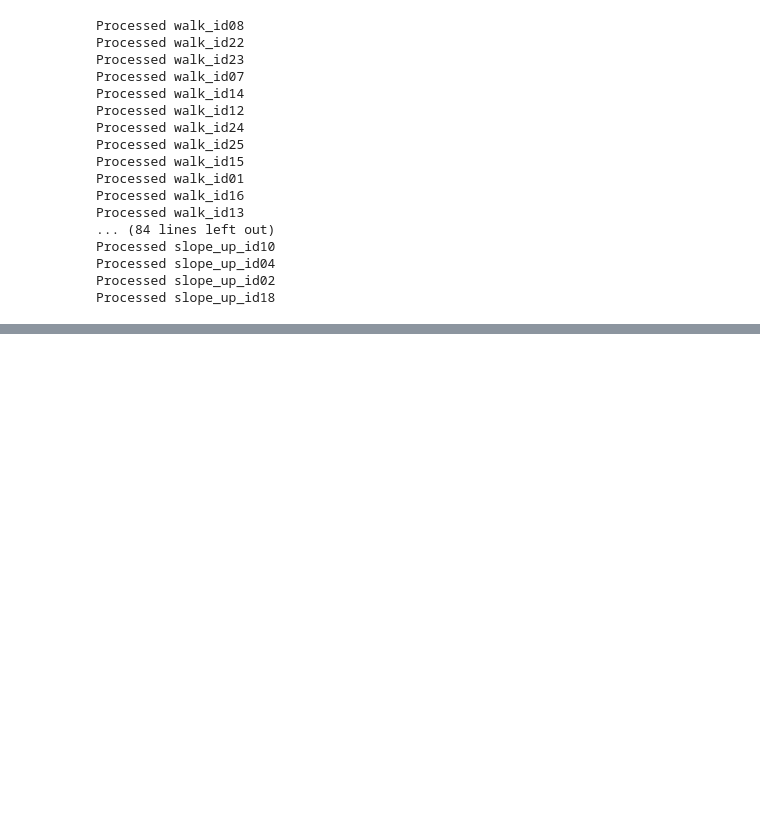
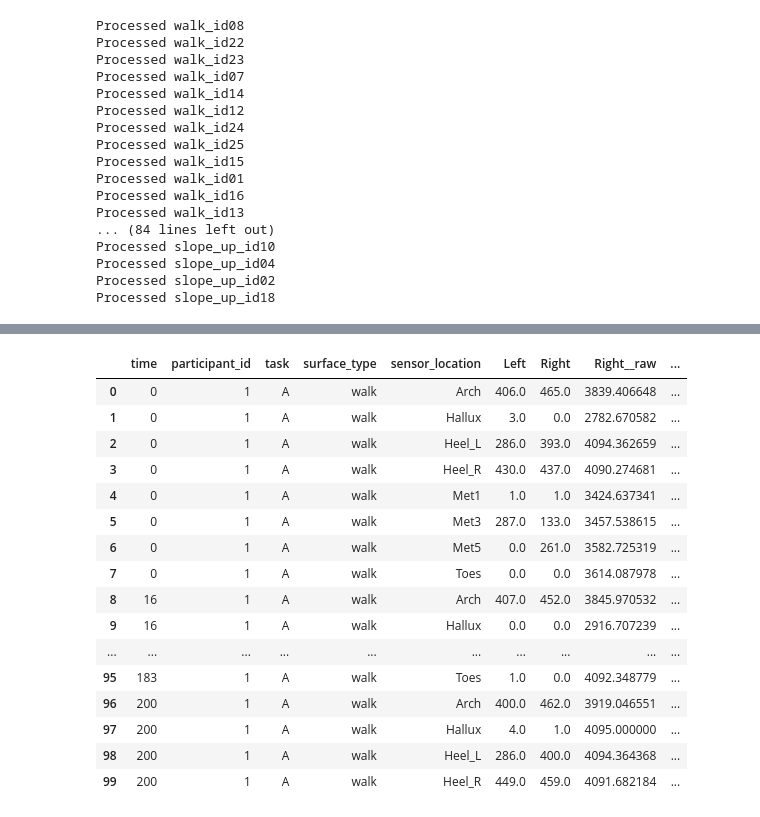
Before and after one commit to mcgillmotionlab/SurfaceClassification_FootPressure_IMU, a Jupyter notebook: code/Code from Honda Development/Honda_data_prep_CourseA.ipynb, the cells around one changed output, grey strips where cells are left out. Cells and saved outputs as stored; diff of their text form; code cells hidden in the pictures; blank space fills up the shorter version.

```diff
--- a/code/Code from Honda Development/Honda_data_prep_CourseA.ipynb
+++ b/code/Code from Honda Development/Honda_data_prep_CourseA.ipynb
@@ -909,0 +628,2 @@ all_foot_sensor_extras_df.to_csv('/content/drive/MyDrive/Next_Step/Honda_Partici
+# %%
+foot_sensors_extras_df = foot_sensors_extras_df.sort_values(by=['participant_id', 'repetition', 'time'])
@@ -909,0 +717,3 @@ all_foot_sensor_extras_df.to_csv('/content/drive/MyDrive/Next_Step/Honda_Partici
+# %%
+# show entire dataframe
+pd.set_option('display.max_rows', None)
@@ -909,0 +762,3 @@ all_foot_sensor_extras_df.to_csv('/content/drive/MyDrive/Next_Step/Honda_Partici
+# %%
+foot_sensors_extras_df['right_gait_cycle'] = foot_sensors_extras_df['right_step_count'].fillna(method='ffill')
+foot_sensors_extras_df['left_gait_cycle'] = foot_sensors_extras_df['left_step_count'].fillna(method='ffill')
@@ -909,0 +786,23 @@ all_foot_sensor_extras_df.to_csv('/content/drive/MyDrive/Next_Step/Honda_Partici
+# %%
+# merge the foot_sensors_extras_df left onto foot_sensors_df on participant_id, time
+foot_sensors_df_gait_cycles = pd.merge(foot_sensors_df, foot_sensors_extras_df[['participant_id', 'time', 'right_step_count', 'left_step_count', 'right_gait_cycle', 'left_gait_cycle']], on=['participant_id', 'time'], how='left')
+# %%
+foot_sensors_df_gait_cycles.head(100)
+# %% [output]
+|  | time | participant_id | task | surface_type | sensor_location | Left | Right | Right__raw | ... |
+| 0 | 0 | 1 | A | walk | Arch | 406.0 | 465.0 | 3839.406648 | ... |
+| 1 | 0 | 1 | A | walk | Hallux | 3.0 | 0.0 | 2782.670582 | ... |
+| 2 | 0 | 1 | A | walk | Heel_L | 286.0 | 393.0 | 4094.362659 | ... |
+| 3 | 0 | 1 | A | walk | Heel_R | 430.0 | 437.0 | 4090.274681 | ... |
+| 4 | 0 | 1 | A | walk | Met1 | 1.0 | 1.0 | 3424.637341 | ... |
+| 5 | 0 | 1 | A | walk | Met3 | 287.0 | 133.0 | 3457.538615 | ... |
+| 6 | 0 | 1 | A | walk | Met5 | 0.0 | 261.0 | 3582.725319 | ... |
+| 7 | 0 | 1 | A | walk | Toes | 0.0 | 0.0 | 3614.087978 | ... |
+| 8 | 16 | 1 | A | walk | Arch | 407.0 | 452.0 | 3845.970532 | ... |
+| 9 | 16 | 1 | A | walk | Hallux | 0.0 | 0.0 | 2916.707239 | ... |
+| ... | ... | ... | ... | ... | ... | ... | ... | ... | ... |
+| 95 | 183 | 1 | A | walk | Toes | 1.0 | 0.0 | 4092.348779 | ... |
+| 96 | 200 | 1 | A | walk | Arch | 400.0 | 462.0 | 3919.046551 | ... |
+| 97 | 200 | 1 | A | walk | Hallux | 4.0 | 1.0 | 4095.000000 | ... |
+| 98 | 200 | 1 | A | walk | Heel_L | 286.0 | 400.0 | 4094.364368 | ... |
+| 99 | 200 | 1 | A | walk | Heel_R | 449.0 | 459.0 | 4091.682184 | ... |
```
Also changed, not shown: parts of 50 cells of this notebook, 1 other file.
